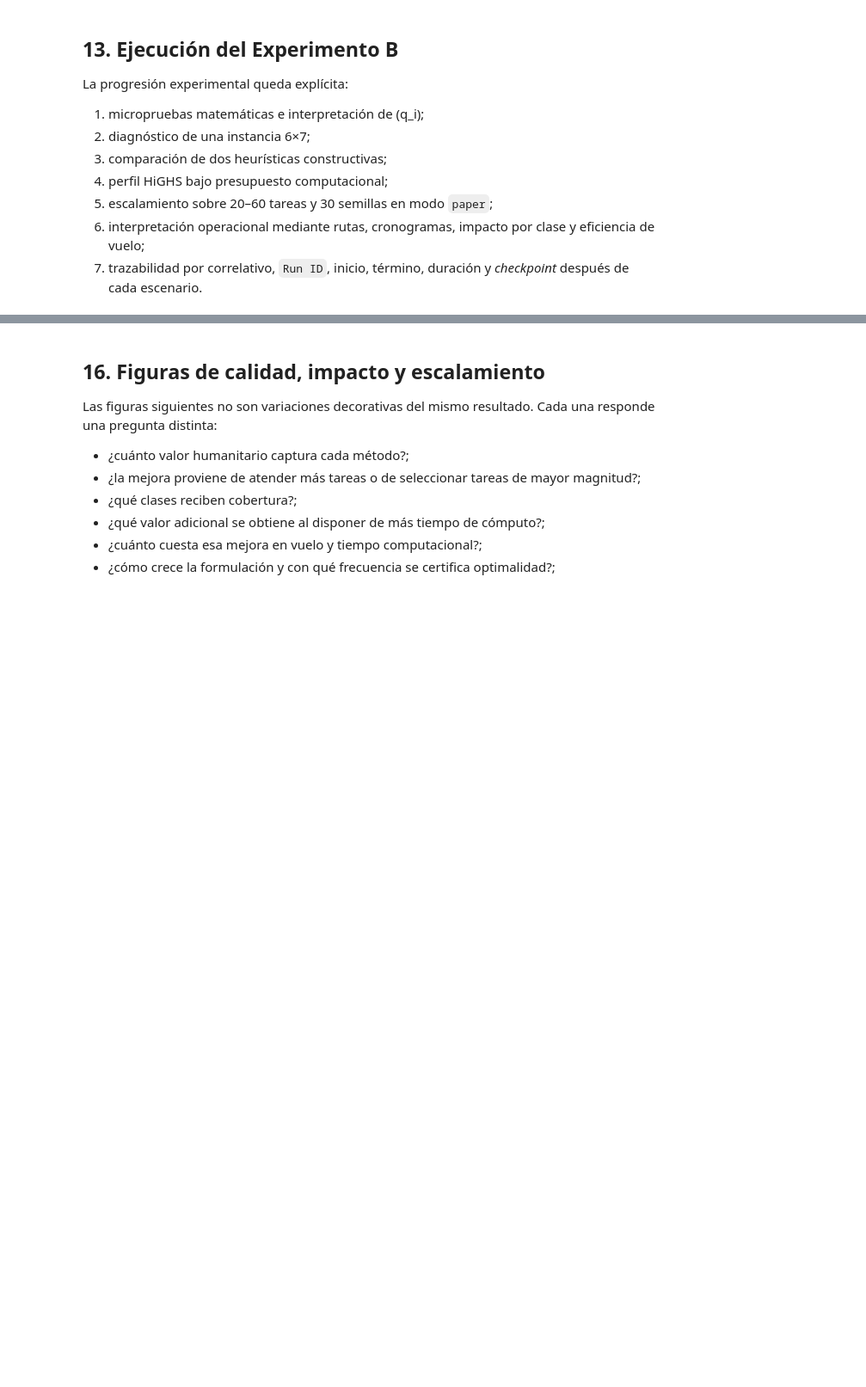
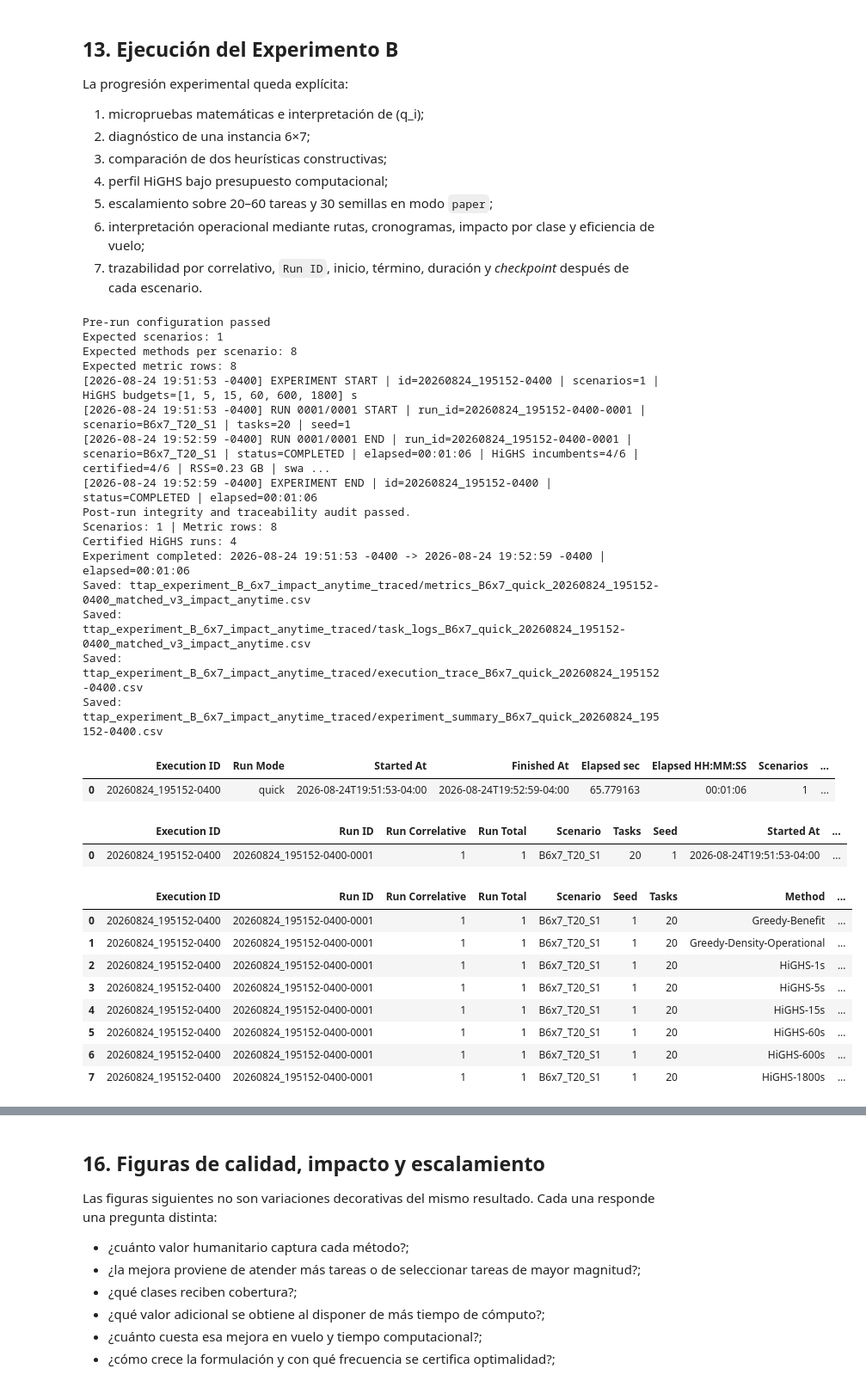
Before and after one commit to educarrascov/DISC_TESIS, a Jupyter notebook: Resuelto_Paper/20260824_Experimento_B_6x7_Impacto_Anytime_Trazabilidad.ipynb, the cells around one changed output, grey strips where cells are left out. Shown at 86% size. Saved outputs shown, nothing was run; the diff lists cells and outputs as text; code cells hidden in the pictures; blank space fills up the shorter version.

```diff
--- a/Resuelto_Paper/20260824_Experimento_B_6x7_Impacto_Anytime_Trazabilidad.ipynb
+++ b/Resuelto_Paper/20260824_Experimento_B_6x7_Impacto_Anytime_Trazabilidad.ipynb
@@ -1962,7 +1999,7 @@ La progresión experimental queda explícita:
 7. trazabilidad por correlativo, `Run ID`, inicio, término, duración y *checkpoint* después de cada escenario.
 # %%
 # ============================================================
-# 14. RUN EXPERIMENT A WITH CORRELATIVE AND TIME TRACEABILITY
+# 14. RUN EXPERIMENT B WITH CORRELATIVE AND TIME TRACEABILITY
 # ============================================================
 expected_scenarios = (
     len(ACTIVE_TASK_COUNTS)
@@ -1987,10 +2024,10 @@ if RUN_MODE == "paper":
         "Greedy-Benefit",
         "Greedy-Density-Operational",
     }
-    assert HIGHS_METHOD == "HiGHS-600s"
+    assert HIGHS_METHOD == "HiGHS-1800s"
     assert expected_scenarios == 150
-    assert expected_methods_per_scenario == 7
-    assert expected_metric_rows == 1050
+    assert expected_methods_per_scenario == 8
+    assert expected_metric_rows == 1200
 
 print("Pre-run configuration passed")
 print("Expected scenarios:", expected_scenarios)
@@ -2035,33 +2072,63 @@ df_experiment_summary = pd.DataFrame([{
     "Run Mode": RUN_MODE,
     "Started At": experiment_started_at.isoformat(timespec="seconds"),
     "Finished At": experiment_finished_at.isoformat(timespec="seconds"),
     "Elapsed sec": experiment_runtime,
     "Elapsed HH:MM:SS": format_elapsed(experiment_runtime),
     "Scenarios": len(df_execution_trace),
     "Task Counts": ",".join(str(value) for value in ACTIVE_TASK_COUNTS),
     "Seeds": ",".join(str(value) for value in ACTIVE_SEEDS),
     "HiGHS Budgets sec": ",".join(str(value) for value in ACTIVE_HIGHS_BUDGETS),
     "Status": "COMPLETED",
 }])
 
 df_metrics_scaling.to_csv(metrics_path, index=False)
 df_logs_scaling.to_csv(logs_path, index=False)
 df_execution_trace.to_csv(trace_path, index=False)
 df_experiment_summary.to_csv(experiment_summary_path, index=False)
 
 print(
     f"Experiment completed: {experiment_started_at:%Y-%m-%d %H:%M:%S %z} -> "
     f"{experiment_finished_at:%Y-%m-%d %H:%M:%S %z} | "
     f"elapsed={format_elapsed(experiment_runtime)}"
 )
 print("Saved:", metrics_path)
 print("Saved:", logs_path)
 print("Saved:", trace_path)
 print("Saved:", experiment_summary_path)
 
 display(df_experiment_summary)
 display(df_execution_trace)
 display(df_metrics_scaling)
+# %% [output]
+Pre-run configuration passed
+Expected scenarios: 1
+Expected methods per scenario: 8
+Expected metric rows: 8
+[2026-08-24 19:51:53 -0400] EXPERIMENT START | id=20260824_195152-0400 | scenarios=1 | HiGHS budgets=[1, 5, 15, 60, 600, 1800] s
+[2026-08-24 19:51:53 -0400] RUN 0001/0001 START | run_id=20260824_195152-0400-0001 | scenario=B6x7_T20_S1 | tasks=20 | seed=1
+[2026-08-24 19:52:59 -0400] RUN 0001/0001 END | run_id=20260824_195152-0400-0001 | scenario=B6x7_T20_S1 | status=COMPLETED | elapsed=00:01:06 | HiGHS incumbents=4/6 | certified=4/6 | RSS=0.23 GB | swa ...
+[2026-08-24 19:52:59 -0400] EXPERIMENT END | id=20260824_195152-0400 | status=COMPLETED | elapsed=00:01:06
+Post-run integrity and traceability audit passed.
+Scenarios: 1 | Metric rows: 8
+Certified HiGHS runs: 4
+Experiment completed: 2026-08-24 19:51:53 -0400 -> 2026-08-24 19:52:59 -0400 | elapsed=00:01:06
+Saved: ttap_experiment_B_6x7_impact_anytime_traced/metrics_B6x7_quick_20260824_195152-0400_matched_v3_impact_anytime.csv
+Saved: ttap_experiment_B_6x7_impact_anytime_traced/task_logs_B6x7_quick_20260824_195152-0400_matched_v3_impact_anytime.csv
+Saved: ttap_experiment_B_6x7_impact_anytime_traced/execution_trace_B6x7_quick_20260824_195152-0400.csv
+Saved: ttap_experiment_B_6x7_impact_anytime_traced/experiment_summary_B6x7_quick_20260824_195152-0400.csv
+|  | Execution ID | Run Mode | Started At | Finished At | Elapsed sec | Elapsed HH:MM:SS | Scenarios | ... |
+| 0 | 20260824_195152-0400 | quick | 2026-08-24T19:51:53-04:00 | 2026-08-24T19:52:59-04:00 | 65.779163 | 00:01:06 | 1 | ... |
+|  | Execution ID | Run ID | Run Correlative | Run Total | Scenario | Tasks | Seed | Started At | ... |
+| 0 | 20260824_195152-0400 | 20260824_195152-0400-0001 | 1 | 1 | B6x7_T20_S1 | 20 | 1 | 2026-08-24T19:51:53-04:00 | ... |
+|  | Execution ID | Run ID | Run Correlative | Run Total | Scenario | Seed | Tasks | Method | ... |
+| 0 | 20260824_195152-0400 | 20260824_195152-0400-0001 | 1 | 1 | B6x7_T20_S1 | 1 | 20 | Greedy-Benefit | ... |
+| 1 | 20260824_195152-0400 | 20260824_195152-0400-0001 | 1 | 1 | B6x7_T20_S1 | 1 | 20 | Greedy-Density-Operational | ... |
+| 2 | 20260824_195152-0400 | 20260824_195152-0400-0001 | 1 | 1 | B6x7_T20_S1 | 1 | 20 | HiGHS-1s | ... |
+| 3 | 20260824_195152-0400 | 20260824_195152-0400-0001 | 1 | 1 | B6x7_T20_S1 | 1 | 20 | HiGHS-5s | ... |
+| 4 | 20260824_195152-0400 | 20260824_195152-0400-0001 | 1 | 1 | B6x7_T20_S1 | 1 | 20 | HiGHS-15s | ... |
+| 5 | 20260824_195152-0400 | 20260824_195152-0400-0001 | 1 | 1 | B6x7_T20_S1 | 1 | 20 | HiGHS-60s | ... |
+| 6 | 20260824_195152-0400 | 20260824_195152-0400-0001 | 1 | 1 | B6x7_T20_S1 | 1 | 20 | HiGHS-600s | ... |
+| 7 | 20260824_195152-0400 | 20260824_195152-0400-0001 | 1 | 1 | B6x7_T20_S1 | 1 | 20 | HiGHS-1800s | ... |
 # %%
 # ============================================================
 # 15. SUMMARY TABLES FOR ANALYSIS AND PAPER
```
Also changed, not shown: parts of 15 cells of this notebook, 17 other files.
